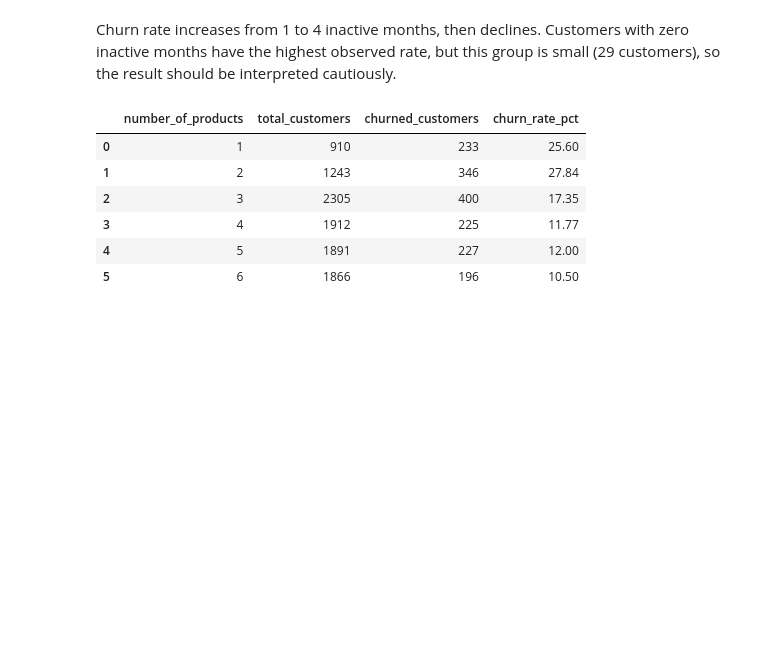
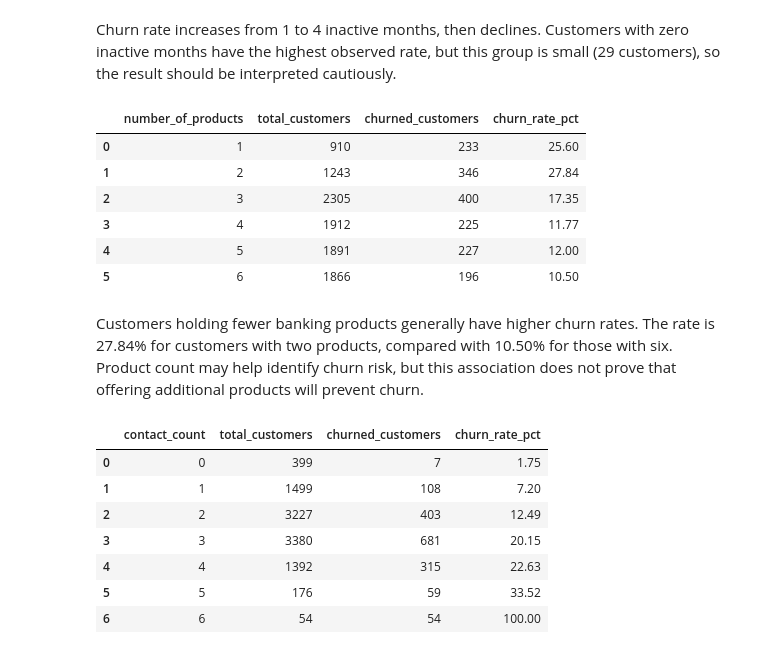
Before and after one commit to mehakgupta0406/credit-card-customer-churn, a Jupyter notebook: 01_data_analysis.ipynb, the cells around one changed output. Cells and saved outputs as stored; diff of their text form; code cells hidden in the pictures; blank space fills up the shorter version.

```diff
--- a/01_data_analysis.ipynb
+++ b/01_data_analysis.ipynb
@@ -250,3 +252,27 @@ pd.read_sql_query(query, conn)
 | 3 | 4 | 1912 | 225 | 11.77 |
 | 4 | 5 | 1891 | 227 | 12.00 |
 | 5 | 6 | 1866 | 196 | 10.50 |
+# %% [markdown]
+Customers holding fewer banking products generally have higher churn rates. The rate is 27.84% for customers with two products, compared with 10.50% for those with six. Product count may help identify churn risk, but this association does not prove that offering additional products will prevent churn.
+# %%
+query = """
+SELECT
+    Contacts_Count_12_mon AS contact_count,
+    COUNT(*) AS total_customers,
+    SUM(Churn) AS churned_customers,
+    ROUND(100.0 * AVG(Churn), 2) AS churn_rate_pct
+FROM customers
+GROUP BY Contacts_Count_12_mon
+ORDER BY contact_count;
+"""
+
+pd.read_sql_query(query, conn)
+# %% [output]
+|  | contact_count | total_customers | churned_customers | churn_rate_pct |
+| 0 | 0 | 399 | 7 | 1.75 |
+| 1 | 1 | 1499 | 108 | 7.20 |
+| 2 | 2 | 3227 | 403 | 12.49 |
+| 3 | 3 | 3380 | 681 | 20.15 |
+| 4 | 4 | 1392 | 315 | 22.63 |
+| 5 | 5 | 176 | 59 | 33.52 |
+| 6 | 6 | 54 | 54 | 100.00 |
```
Also changed, not shown: parts of 4 cells of this notebook.
